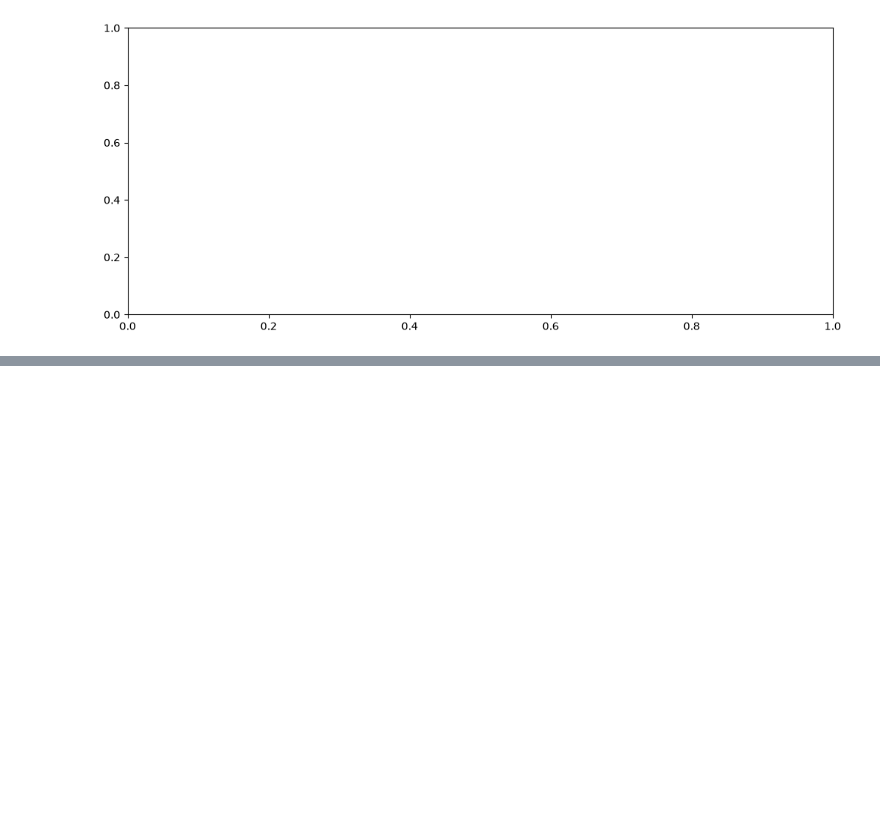
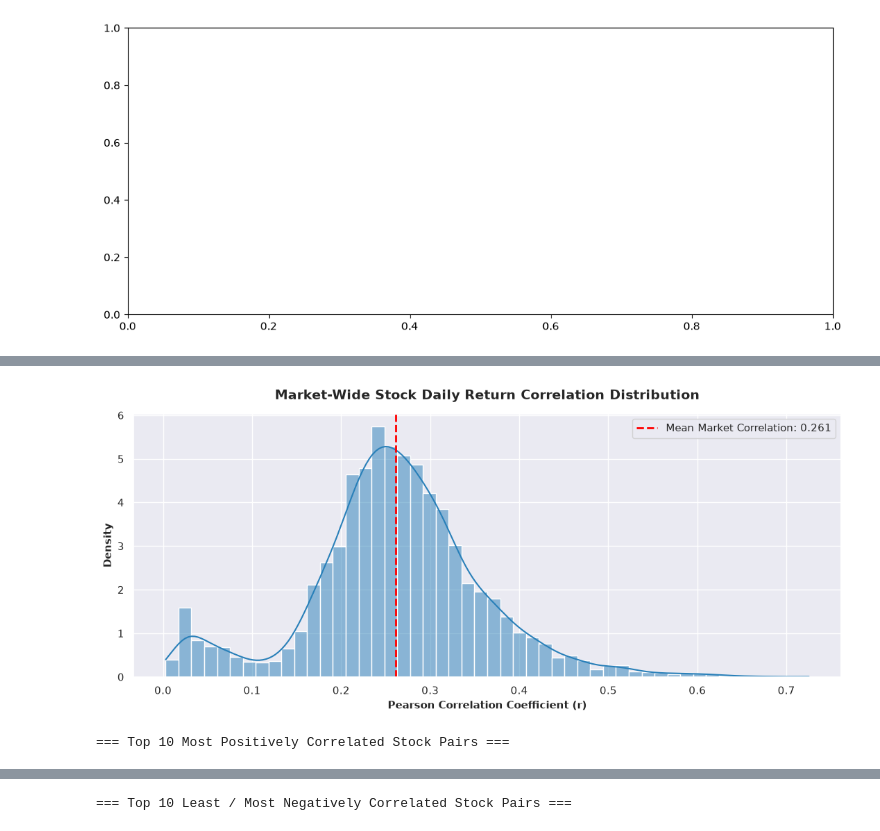
Before and after one commit to Ultra-lion/MLFromScratch, a Jupyter notebook: stock_market_data_exploration.ipynb, the cells around one changed output, grey strips where cells are left out. Cells and saved outputs as stored; diff of their text form; code cells hidden in the pictures; blank space fills up the shorter version.

```diff
--- a/stock_market_data_exploration.ipynb
+++ b/stock_market_data_exploration.ipynb
@@ -203,0 +500,74 @@ ValueError: x and y must have same first dimension, but have shapes (1,) and (2,
+# %%
+# ==========================================
+# STEP 6: CORRELATION DISTRIBUTION & TOP PAIRS (FIXED)
+# ==========================================
+
+import matplotlib.pyplot as plt
+import numpy as np
+import seaborn as sns
+
+# 1. Calculate correlation matrix for top 100 companies
+sample_100 = completeness.head(100).index
+corr_100 = pivoted_stocks[sample_100].pct_change().corr()
+
+# FIX: Rename index and columns to avoid duplicate 'company' level names when resetting index
+corr_100.index.name = "Company_A"
+corr_100.columns.name = "Company_B"
+
+# 2. Extract upper triangle of correlation matrix (excluding self-correlations)
+upper_mask = np.triu(np.ones(corr_100.shape), k=1).astype(bool)
+
+# 3. Stack into a 2-column DataFrame of pairwise correlations
+corr_pairs = corr_100.where(upper_mask).stack().reset_index()
+corr_pairs.columns = ["Company_A", "Company_B", "Correlation"]
+
+# Clean up ticker file extensions
+corr_pairs["Company_A"] = (
+    corr_pairs["Company_A"].str.replace(".us.txt", "").str.upper()
+)
+corr_pairs["Company_B"] = (
+    corr_pairs["Company_B"].str.replace(".us.txt", "").str.upper()
+)
+
+# 4. Plot Market-Wide Correlation Distribution
+fig, ax = plt.subplots(figsize=(11, 5))
+sns.histplot(
+    corr_pairs["Correlation"],
+    kde=True,
+    color="#2980b9",
+    bins=50,
+    ax=ax,
+    stat="density",
+)
+
+mean_corr = corr_pairs["Correlation"].mean()
+ax.axvline(
+    mean_corr,
+    color="red",
+    linestyle="--",
+    linewidth=2,
+    label=f"Mean Market Correlation: {mean_corr:.3f}",
+)
+
+ax.set_title(
+    "Market-Wide Stock Daily Return Correlation Distribution",
+    fontsize=14,
+    weight="bold",
+    pad=15,
+)
+ax.set_xlabel("Pearson Correlation Coefficient (r)", fontsize=11, weight="bold")
+ax.set_ylabel("Density", fontsize=11, weight="bold")
+ax.legend()
+plt.tight_layout()
+plt.show()
+
+# 5. Display Top 10 Positively Correlated Pairs
+print("=== Top 10 Most Positively Correlated Stock Pairs ===")
+display(corr_pairs.sort_values(by="Correlation", ascending=False).head(10))
+
+# 6. Display Top 10 Negatively / Least Correlated Pairs
+print("\n=== Top 10 Least / Most Negatively Correlated Stock Pairs ===")
+display(corr_pairs.sort_values(by="Correlation", ascending=True).head(10))
+# %% [output]
+[figure, added]
+=== Top 10 Most Positively Correlated Stock Pairs ===
@@ -203,0 +585 @@ ValueError: x and y must have same first dimension, but have shapes (1,) and (2,
+=== Top 10 Least / Most Negatively Correlated Stock Pairs ===
```
Also changed, not shown: parts of 9 cells of this notebook.
